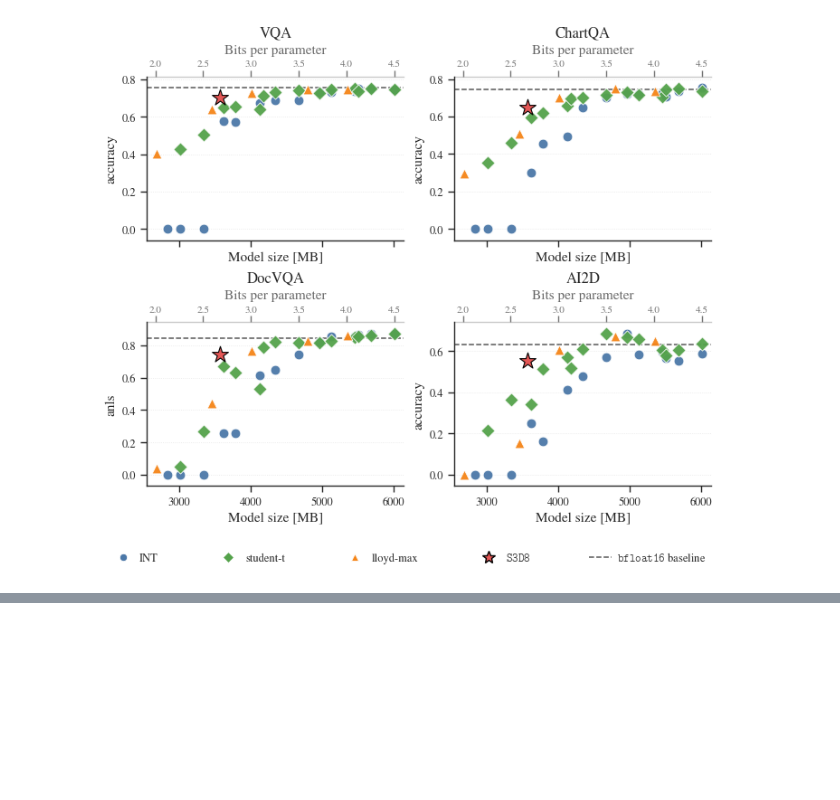
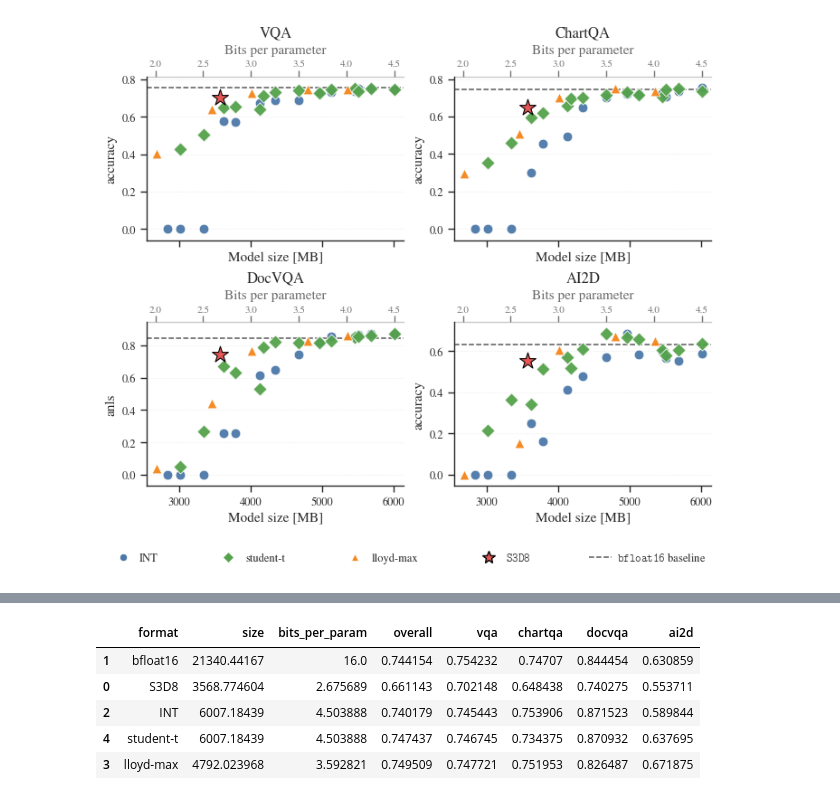
Before and after one commit to graphcore-research/llama-mobile-vlm, a Jupyter notebook: 20260415-PaperFigures.ipynb, the cells around one changed output, grey strips where cells are left out. Drawn from its saved outputs; the diff is of its cells as text; code cells hidden in the pictures; blank space fills up the shorter version.

```diff
--- a/20260415-PaperFigures.ipynb
+++ b/20260415-PaperFigures.ipynb
@@ -904,0 +931,52 @@ plt.show()
+# %%
+summary_columns = [
+    "format",
+    # "name",
+    "size",
+    "bits_per_param",
+    "overall",
+    *DOWNSTREAM_TASKS,
+    # "train_loss",
+    # "val_loss",
+]
+closest_format_df = (
+    format_df.sort_values(["format", "overall"], ascending=[True, False])
+    .groupby("format", as_index=False)
+    .head(1)
+)
+s3d8_summary = best_run.to_frame().T.assign(format="S3D8")
+bf16_summary = pd.DataFrame(
+    [
+        {
+            "format": "bfloat16",
+            # "name": bf16_run.name,
+            "size": baseline_size,
+            "bits_per_param": bf16_run.config["n_bits"]
+            / get_num_params(bf16_run.config["model_name"]),
+            "overall": baseline["overall"],
+            **{task: baseline[task] for task in DOWNSTREAM_TASKS},
+            # "train_loss": None,
+            # "val_loss": bf16_run.summary.get("val/loss"),
+        }
+    ]
+)
+
+format_summary_df = pd.concat(
+    [s3d8_summary, bf16_summary, closest_format_df],
+    ignore_index=True,
+).loc[:, summary_columns]
+
+format_summary_df = format_summary_df.sort_values(
+    "format",
+    key=lambda s: s.map(
+        {"S3D8": 1, "bfloat16": 0, "INT": 2, "student-t": 3, "lloyd-max": 4}
+    ),
+)
+display(format_summary_df)
+# %% [output]
+|  | format | size | bits_per_param | overall | vqa | chartqa | docvqa | ai2d |
+| 1 | bfloat16 | 21340.44167 | 16.0 | 0.744154 | 0.754232 | 0.74707 | 0.844454 | 0.630859 |
+| 0 | S3D8 | 3568.774604 | 2.675689 | 0.661143 | 0.702148 | 0.648438 | 0.740275 | 0.553711 |
+| 2 | INT | 6007.18439 | 4.503888 | 0.740179 | 0.745443 | 0.753906 | 0.871523 | 0.589844 |
+| 4 | student-t | 6007.18439 | 4.503888 | 0.747437 | 0.746745 | 0.734375 | 0.870932 | 0.637695 |
+| 3 | lloyd-max | 4792.023968 | 3.592821 | 0.749509 | 0.747721 | 0.751953 | 0.826487 | 0.671875 |
```
Also changed, not shown: parts of 1 cell of this notebook.
